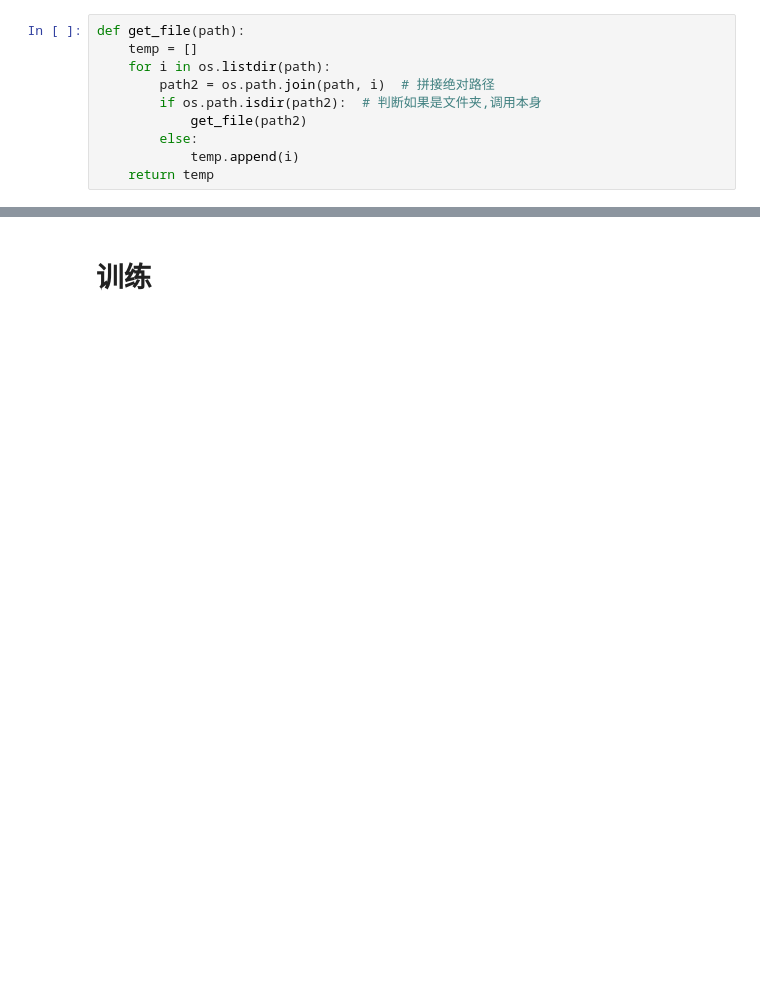
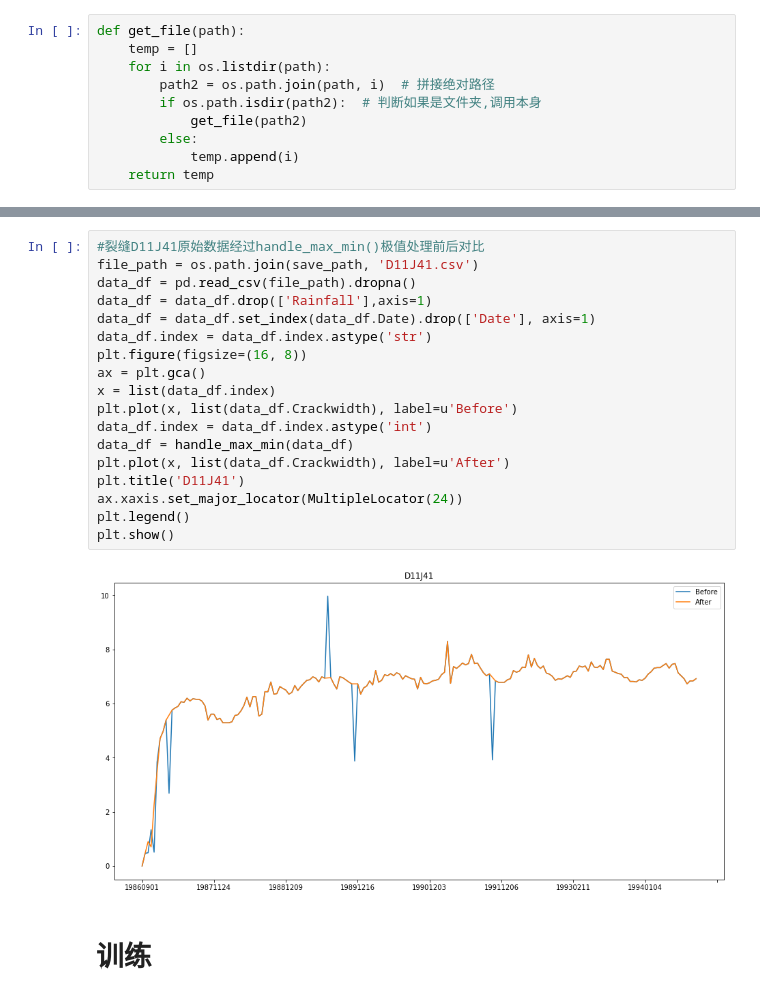
Before and after one commit to kentzou/RNN_predict_crack, a Jupyter notebook: RNN_predict_crack.ipynb, the cells around one changed output, grey strips where cells are left out. Cells and saved outputs as stored; diff of their text form; blank space fills up the shorter version.

```diff
--- a/RNN_predict_crack.ipynb
+++ b/RNN_predict_crack.ipynb
@@ -345,3 +314,23 @@ df_h.head()
+# %%
+#裂缝D11J41原始数据经过handle_max_min()极值处理前后对比
+file_path = os.path.join(save_path, 'D11J41.csv')
+data_df = pd.read_csv(file_path).dropna()
+data_df = data_df.drop(['Rainfall'],axis=1)
+data_df = data_df.set_index(data_df.Date).drop(['Date'], axis=1)
+data_df.index = data_df.index.astype('str')
+plt.figure(figsize=(16, 8))
+ax = plt.gca()
+x = list(data_df.index)
+plt.plot(x, list(data_df.Crackwidth), label=u'Before')
+data_df.index = data_df.index.astype('int')
+data_df = handle_max_min(data_df)
+plt.plot(x, list(data_df.Crackwidth), label=u'After')
+plt.title('D11J41')
+ax.xaxis.set_major_locator(MultipleLocator(24))
+plt.legend()
+plt.show()
+# %% [output]
+[figure, added]
 # %% [markdown]
 # 训练
 # %%
```
Also changed, not shown: parts of 20 cells of this notebook, 3 other files.
